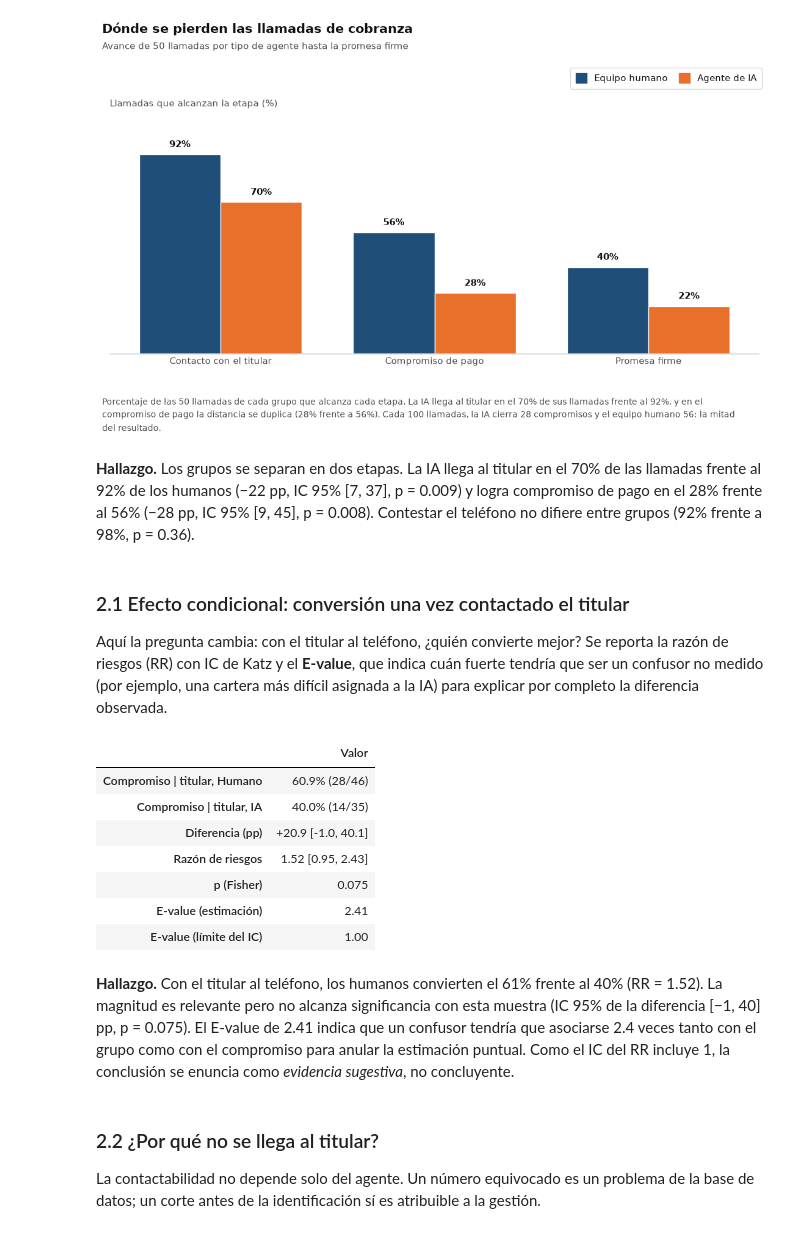
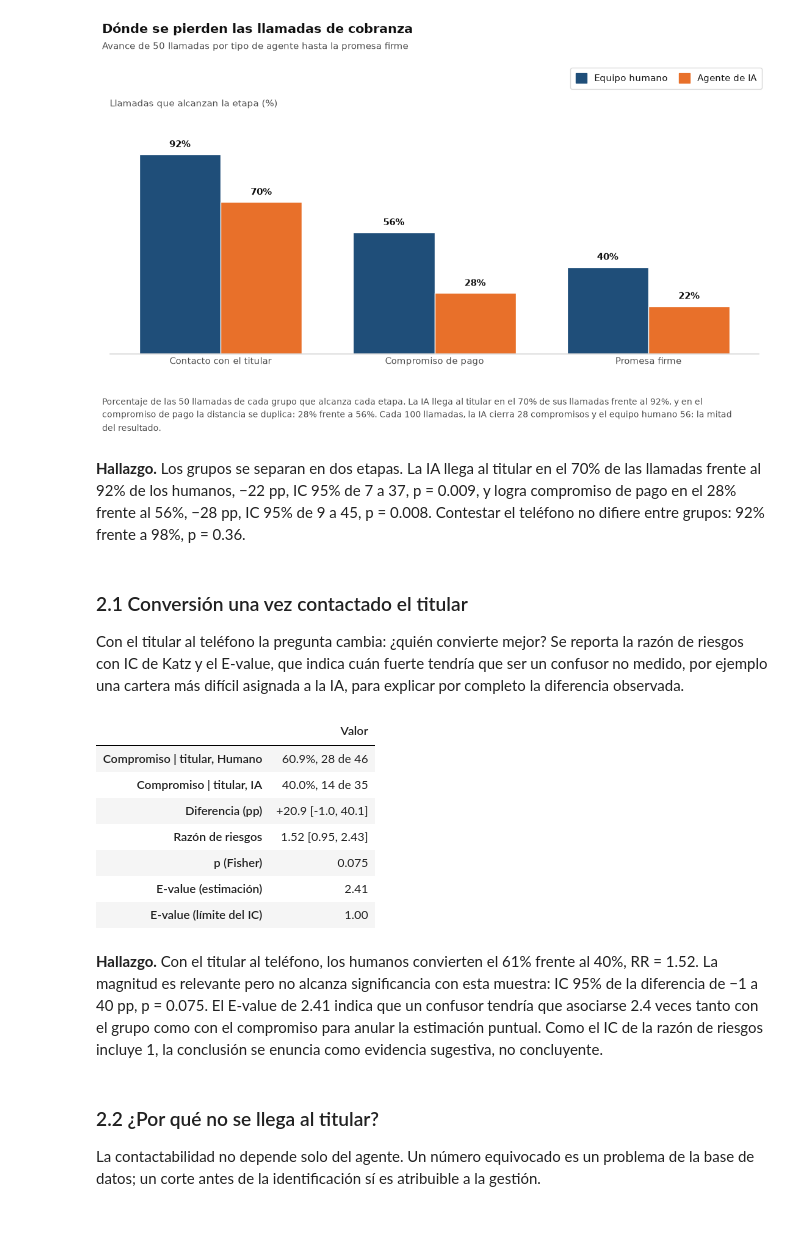
Before and after one commit to MaxWell732/test-crecere, a Jupyter notebook: data_analysis/notebooks/audio_data_analysis.ipynb, the cells around one changed output. Drawn from its saved outputs; the diff is of its cells as text; code cells hidden in the pictures.

```diff
--- a/data_analysis/notebooks/audio_data_analysis.ipynb
+++ b/data_analysis/notebooks/audio_data_analysis.ipynb
@@ -364,21 +346,14 @@ for col in BOOL_COLS:
 calls["contesta_persona"] = ~calls["contact_type"].isin(["no_answer", "voicemail", "ivr"])
 calls["es_titular"] = calls["contact_type"].eq("account_holder")
 calls["promesa_firme_f"] = calls["ptp_type_commitment"].eq("firm").astype(float)
-
-conv_min = calls["conv_duration_s"] / 60
-calls["silencio_muerto_por_min"] = calls["dead_air_s"] / conv_min
-calls["preguntas_por_min"] = calls["agent_questions"] / conv_min
-calls["cortesia_por_min"] = calls["politeness_markers"] / conv_min
+calls["silencio_muerto_por_min"] = calls["dead_air_s"] / (calls["conv_duration_s"] / 60)
 calls["motivo_indagado"] = calls["non_payment_reasons"].map(lambda r: float("not_stated" not in r))
 calls["cumplimiento_regulatorio"] = calls[[f"{c}_f" for c in REGULATORY_ITEMS]].mean(axis=1)
 calls["gestion_cobro"] = calls[[f"{c}_f" for c in COLLECTION_ITEMS]].mean(axis=1)
 
-agent_offers = offers[offers["proposed_by"].eq("agent")]
-calls = calls.merge(
-    agent_offers.groupby("call_id")["type"].agg(lambda t: t.eq("discount_forgiveness").mean())
-    .rename("pct_ofertas_descuento"),
-    on="call_id", how="left",
-)
+pct_descuento = (offers[offers["proposed_by"].eq("agent")].groupby("call_id")["type"]
+                 .agg(lambda t: t.eq("discount_forgiveness").mean()).rename("pct_ofertas_descuento"))
+calls = calls.merge(pct_descuento, on="call_id", how="left")
 
 # Integridad del embudo: cada etapa implica la anterior.
 assert not (calls["es_titular"] & ~calls["contesta_persona"]).any()
@@ -395,12 +370,14 @@ titulares = calls[calls["es_titular"]].copy()
 
 INDEX_ITEMS = {
     "fluidez_idx": {"agent_latency_median_s": -1, "silencio_muerto_por_min": -1, "silence_pct": -1},
-    "escucha_idx": {"agent_talk_share": -1, "backchannels_agent_per_min": 1, "mechanical_repetition_f": -1, "agent_misunderstood": -1},
+    "escucha_idx": {"agent_talk_share": -1, "backchannels_agent_per_min": 1,
+                    "mechanical_repetition_f": -1, "agent_misunderstood": -1},
 }
 
 alpha_rows = []
 for name, items in INDEX_ITEMS.items():
-    z = pd.DataFrame({c: s * (titulares[c] - titulares[c].mean()) / titulares[c].std(ddof=0) for c, s in items.items()})
+    z = pd.DataFrame({c: s * (titulares[c] - titulares[c].mean()) / titulares[c].std(ddof=0)
+                      for c, s in items.items()})
     titulares[name] = z.mean(axis=1)
     alpha_rows.append({"Índice": label(name), "Ítems": len(items), "Alfa de Cronbach": cronbach_alpha(z)})
 
@@ -409,7 +386,8 @@ display(pd.DataFrame(alpha_rows).style.format({"Alfa de Cronbach": "{:.2f}"}).hi
 summary = (calls.groupby("grupo", observed=True)
            .agg(Llamadas=("call_id", "size"), Titulares=("es_titular", "sum"),
                 Duracion_mediana_s=("conv_duration_s", "median"), SNR_mediana_dB=("snr_db", "median"))
-           .rename(columns={"Duracion_mediana_s": "Duración mediana (s)", "SNR_mediana_dB": "Relación señal/ruido mediana (dB)"}))
+           .rename(columns={"Duracion_mediana_s": "Duración mediana (s)",
+                            "SNR_mediana_dB": "Relación señal/ruido mediana (dB)"}))
 display(summary.style.format(precision=1))
 # %% [output]
 | Índice | Ítems | Alfa de Cronbach |
@@ -495,37 +468,40 @@ save_fig(fig, "01_embudo_gestion")
 # %% [output]
 [figure]
 # %% [markdown]
-**Hallazgo.** Los grupos se separan en dos etapas. La IA llega al titular en el 70% de las llamadas frente al 92% de los humanos (−22 pp, IC 95% [7, 37], p = 0.009) y logra compromiso de pago en el 28% frente al 56% (−28 pp, IC 95% [9, 45], p = 0.008). Contestar el teléfono no difiere entre grupos (92% frente a 98%, p = 0.36).
+**Hallazgo.** Los grupos se separan en dos etapas. La IA llega al titular en el 70% de las llamadas frente al 92% de los humanos, −22 pp, IC 95% de 7 a 37, p = 0.009, y logra compromiso de pago en el 28% frente al 56%, −28 pp, IC 95% de 9 a 45, p = 0.008. Contestar el teléfono no difiere entre grupos: 92% frente a 98%, p = 0.36.
 # %% [markdown]
-### 2.1 Efecto condicional: conversión una vez contactado el titular
-Aquí la pregunta cambia: con el titular al teléfono, ¿quién convierte mejor? Se reporta la razón de riesgos (RR) con IC de Katz y el **E-value**, que indica cuán fuerte tendría que ser un confusor no medido (por ejemplo, una cartera más difícil asignada a la IA) para explicar por completo la diferencia observada.
+### 2.1 Conversión una vez contactado el titular
+Con el titular al teléfono la pregunta cambia: ¿quién convierte mejor? Se reporta la razón de riesgos con IC de Katz y el E-value, que indica cuán fuerte tendría que ser un confusor no medido, por ejemplo una cartera más difícil asignada a la IA, para explicar por completo la diferencia observada.
 # %%
 k = titulares.groupby("grupo", observed=True)["ptp_f"].agg(["sum", "count"]).astype(int)
 (kh, nh), (ka, na) = k.loc["Humano"], k.loc["IA"]
 ph, pa = kh / nh, ka / na
 rr = ph / pa
 se_log_rr = np.sqrt(1 / kh - 1 / nh + 1 / ka - 1 / na)
 rr_lo, rr_hi = np.exp(np.log(rr) + np.array([-1.96, 1.96]) * se_log_rr)
 d_lo, d_hi = newcombe_diff_ci(kh, nh, ka, na)
 
-conditional = pd.DataFrame([{
-    "Compromiso | titular, Humano": f"{ph:.1%} ({kh}/{nh})", "Compromiso | titular, IA": f"{pa:.1%} ({ka}/{na})",
+conditional = pd.Series({
+    "Compromiso | titular, Humano": f"{ph:.1%}, {kh} de {nh}",
+    "Compromiso | titular, IA": f"{pa:.1%}, {ka} de {na}",
     "Diferencia (pp)": f"{100 * (ph - pa):+.1f} [{100 * d_lo:.1f}, {100 * d_hi:.1f}]",
-    "Razón de riesgos": f"{rr:.2f} [{rr_lo:.2f}, {rr_hi:.2f}]", "p (Fisher)": f"{fisher_p(kh, nh, ka, na):.3f}",
-    "E-value (estimación)": f"{e_value(rr):.2f}", "E-value (límite del IC)": f"{e_value(rr_lo) if rr_lo > 1 else 1:.2f}",
-}]).T.rename(columns={0: "Valor"})
-display(conditional)
+    "Razón de riesgos": f"{rr:.2f} [{rr_lo:.2f}, {rr_hi:.2f}]",
+    "p (Fisher)": f"{fisher_p(kh, nh, ka, na):.3f}",
+    "E-value (estimación)": f"{e_value(rr):.2f}",
+    "E-value (límite del IC)": f"{e_value(rr_lo) if rr_lo > 1 else 1:.2f}",
+})
+display(conditional.to_frame("Valor"))
 # %% [output]
 |  | Valor |
-| Compromiso | titular, Humano | 60.9% (28/46) |
-| Compromiso | titular, IA | 40.0% (14/35) |
+| Compromiso | titular, Humano | 60.9%, 28 de 46 |
+| Compromiso | titular, IA | 40.0%, 14 de 35 |
 | Diferencia (pp) | +20.9 [-1.0, 40.1] |
 | Razón de riesgos | 1.52 [0.95, 2.43] |
 | p (Fisher) | 0.075 |
 | E-value (estimación) | 2.41 |
 | E-value (límite del IC) | 1.00 |
 # %% [markdown]
-**Hallazgo.** Con el titular al teléfono, los humanos convierten el 61% frente al 40% (RR = 1.52). La magnitud es relevante pero no alcanza significancia con esta muestra (IC 95% de la diferencia [−1, 40] pp, p = 0.075). El E-value de 2.41 indica que un confusor tendría que asociarse 2.4 veces tanto con el grupo como con el compromiso para anular la estimación puntual. Como el IC del RR incluye 1, la conclusión se enuncia como *evidencia sugestiva*, no concluyente.
+**Hallazgo.** Con el titular al teléfono, los humanos convierten el 61% frente al 40%, RR = 1.52. La magnitud es relevante pero no alcanza significancia con esta muestra: IC 95% de la diferencia de −1 a 40 pp, p = 0.075. El E-value de 2.41 indica que un confusor tendría que asociarse 2.4 veces tanto con el grupo como con el compromiso para anular la estimación puntual. Como el IC de la razón de riesgos incluye 1, la conclusión se enuncia como evidencia sugestiva, no concluyente.
 # %% [markdown]
 ### 2.2 ¿Por qué no se llega al titular?
 La contactabilidad no depende solo del agente. Un número equivocado es un problema de la base de datos; un corte antes de la identificación sí es atribuible a la gestión.
```
Also changed, not shown: parts of 74 cells of this notebook, 27 other files.
